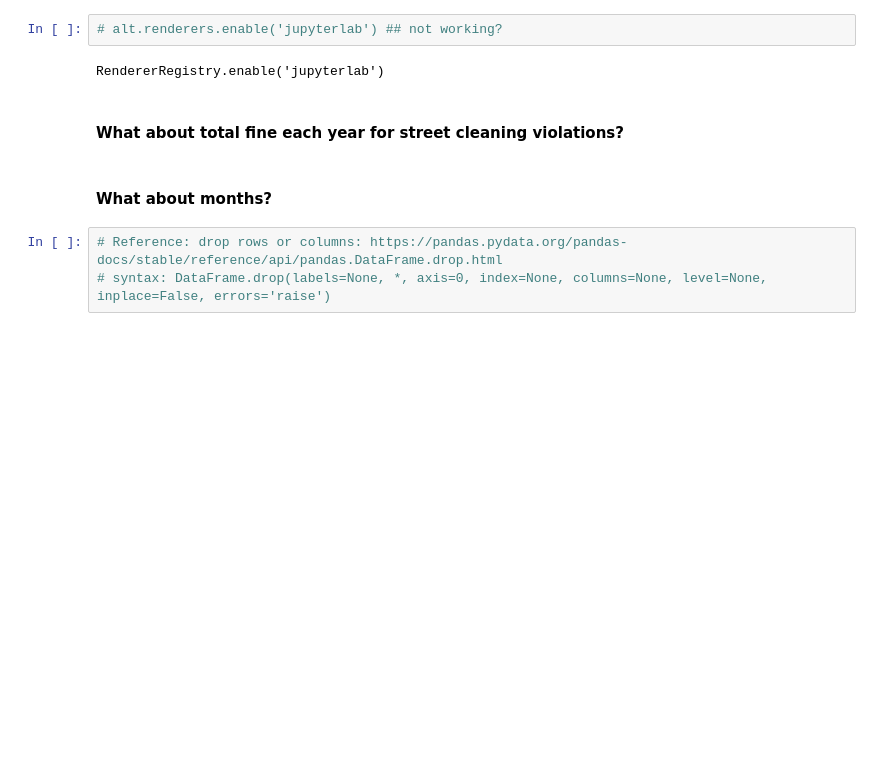
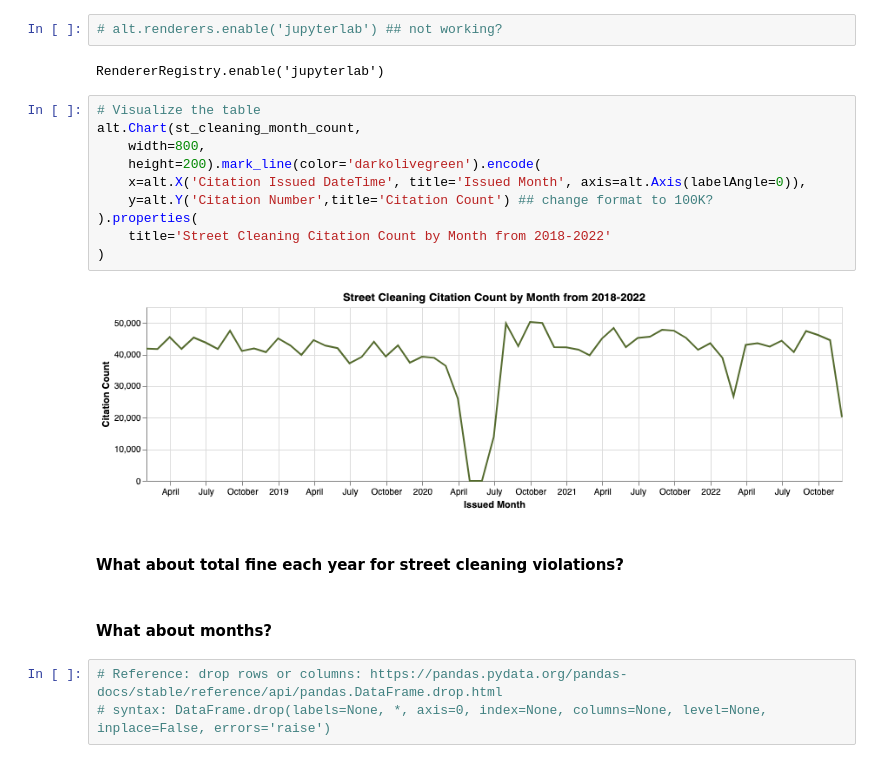
Before and after one commit to jiyuntsai/sf-parking-citation, a Jupyter notebook: sf-parking-citations.ipynb, the cells around one changed output. Cells and saved outputs as stored; diff of their text form; blank space fills up the shorter version.

```diff
--- a/sf-parking-citations.ipynb
+++ b/sf-parking-citations.ipynb
@@ -308,6 +308,18 @@ alt.Chart(st_cleaning_month_count,
 # alt.renderers.enable('jupyterlab') ## not working?
 # %% [output]
 RendererRegistry.enable('jupyterlab')
+# %%
+# Visualize the table
+alt.Chart(st_cleaning_month_count,
+    width=800,
+    height=200).mark_line(color='darkolivegreen').encode(
+    x=alt.X('Citation Issued DateTime', title='Issued Month', axis=alt.Axis(labelAngle=0)),
+    y=alt.Y('Citation Number',title='Citation Count') ## change format to 100K?
+).properties(
+    title='Street Cleaning Citation Count by Month from 2018-2022'
+)
+# %% [output]
+[figure, added]
 # %% [markdown]
 #### What about total fine each year for street cleaning violations?
 # %% [markdown]
```
